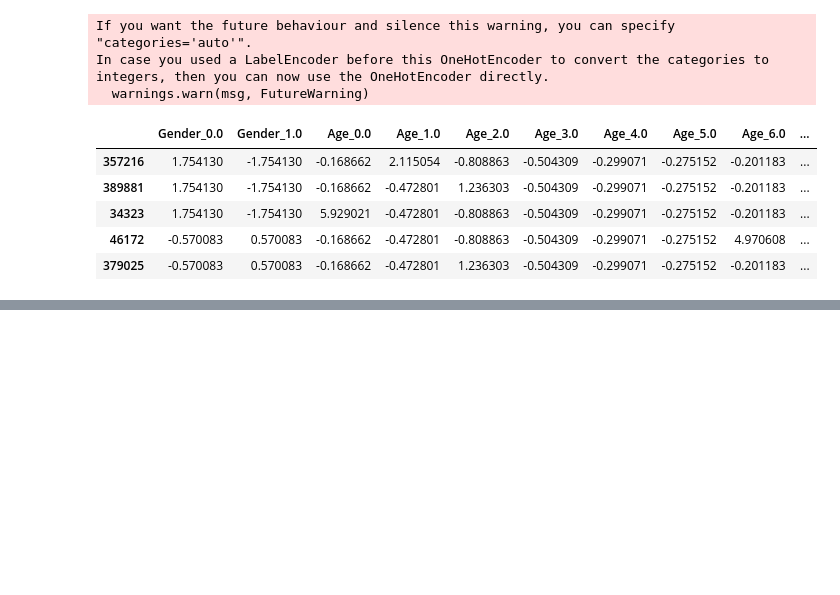
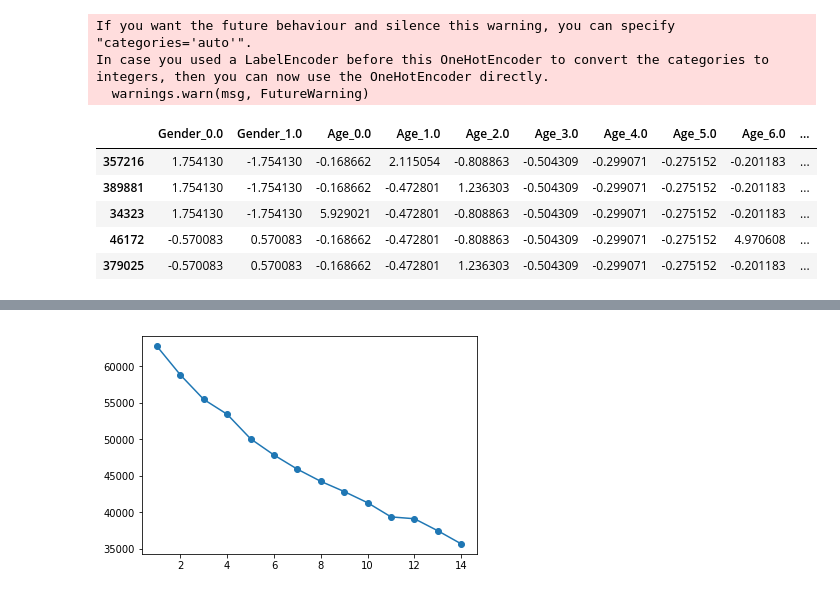
Before and after one commit to aliescont/BlackFriday, a Jupyter notebook: Black_friday_cleaning.ipynb, the cells around one changed output, grey strips where cells are left out. Saved outputs shown, nothing was run; the diff lists cells and outputs as text; code cells hidden in the pictures; blank space fills up the shorter version.

Commit message:
'clustering'

```diff
--- a/Black_friday_cleaning.ipynb
+++ b/Black_friday_cleaning.ipynb
@@ -236,0 +517,27 @@ metrics.accuracy_score(Y_test, y_pred)
+# %%
+# Creamos columnas para cada categoría 1 y agregamos las ventas
+cat_1 = pd.pivot_table(
+        bf_sample[['User_ID', 'Product_Category_1', 'Purchase']],
+        values='Purchase',
+        index='User_ID',
+        columns='Product_Category_1',
+        aggfunc=np.sum
+    ).fillna(0)
+bf_clus = bf_clus.join(cat_1)
+
+# Unificamos la escala de los datos
+bf_clus_es = StandardScaler().fit_transform(bf_clus)
+# %%
+# Seleccionamos el número de clústeres que queremos crear por el método del codo
+
+distancias = []
+K = range(1,15)
+for k in K:
+    km = KMeans(n_clusters=k)
+    km = km.fit(bf_clus_es)
+    distancias.append(km.inertia_)
+    modelos.append(km)
+plt.plot(K, distancias, 'o-')
+plt.show()
+# %% [output]
+[figure, added]
```
Also changed, not shown: parts of 25 cells of this notebook.
